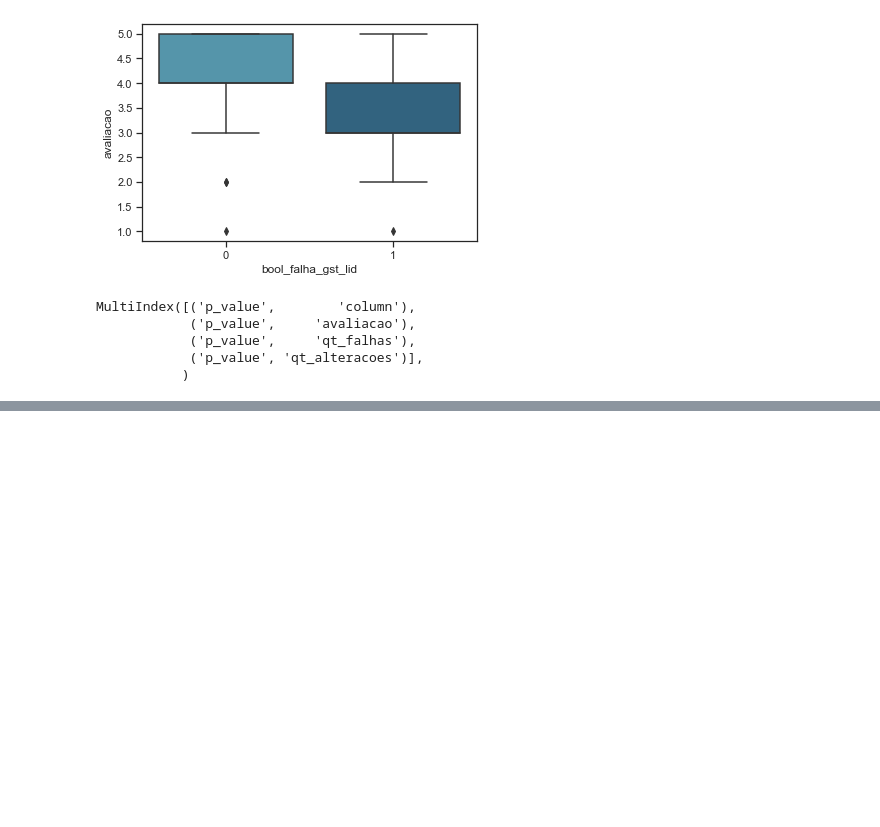
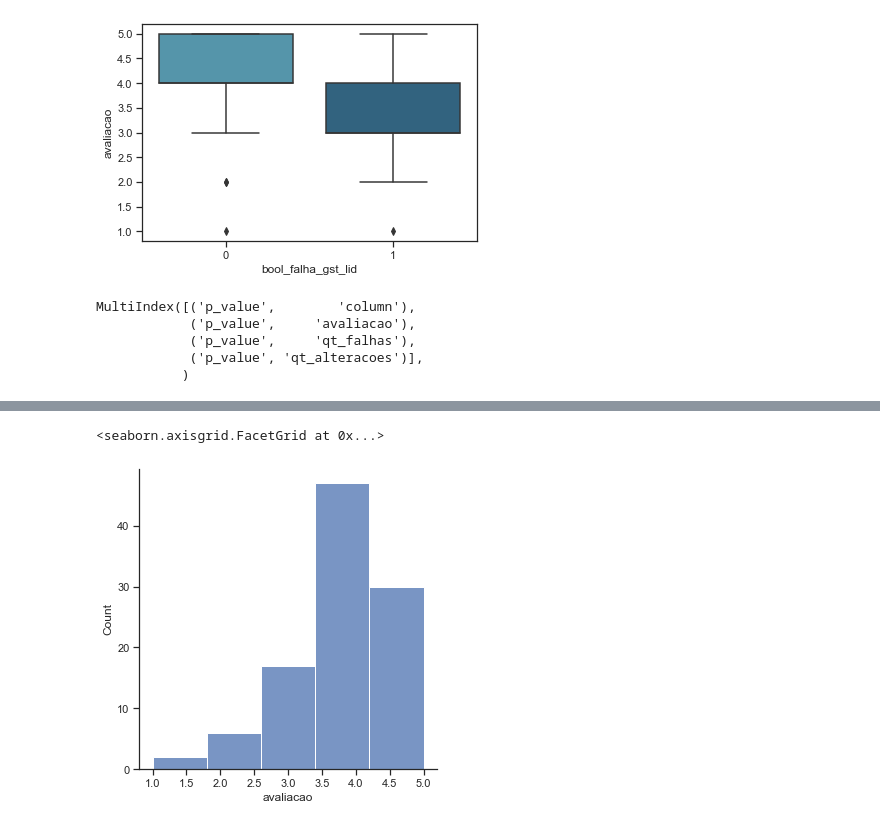
Before and after one commit to luisvenezian/fatores-de-sucesso-na-implementacao-de-lagos-de-dados-na-nuvem, a Jupyter notebook: data_analysis.ipynb, the cells around one changed output, grey strips where cells are left out. Drawn from its saved outputs; the diff is of its cells as text; code cells hidden in the pictures; blank space fills up the shorter version.

```diff
--- a/data_analysis.ipynb
+++ b/data_analysis.ipynb
@@ -196,0 +245,5 @@ df_p_values["p_value"][metrics].style.applymap(lambda x: "background-color: whit
+# %%
+sns.displot(df, x="avaliacao", bins=5)
+# %% [output]
+<seaborn.axisgrid.FacetGrid at 0x...>
+[figure, added]
```
Also changed, not shown: parts of 18 cells of this notebook, 1 other file.
